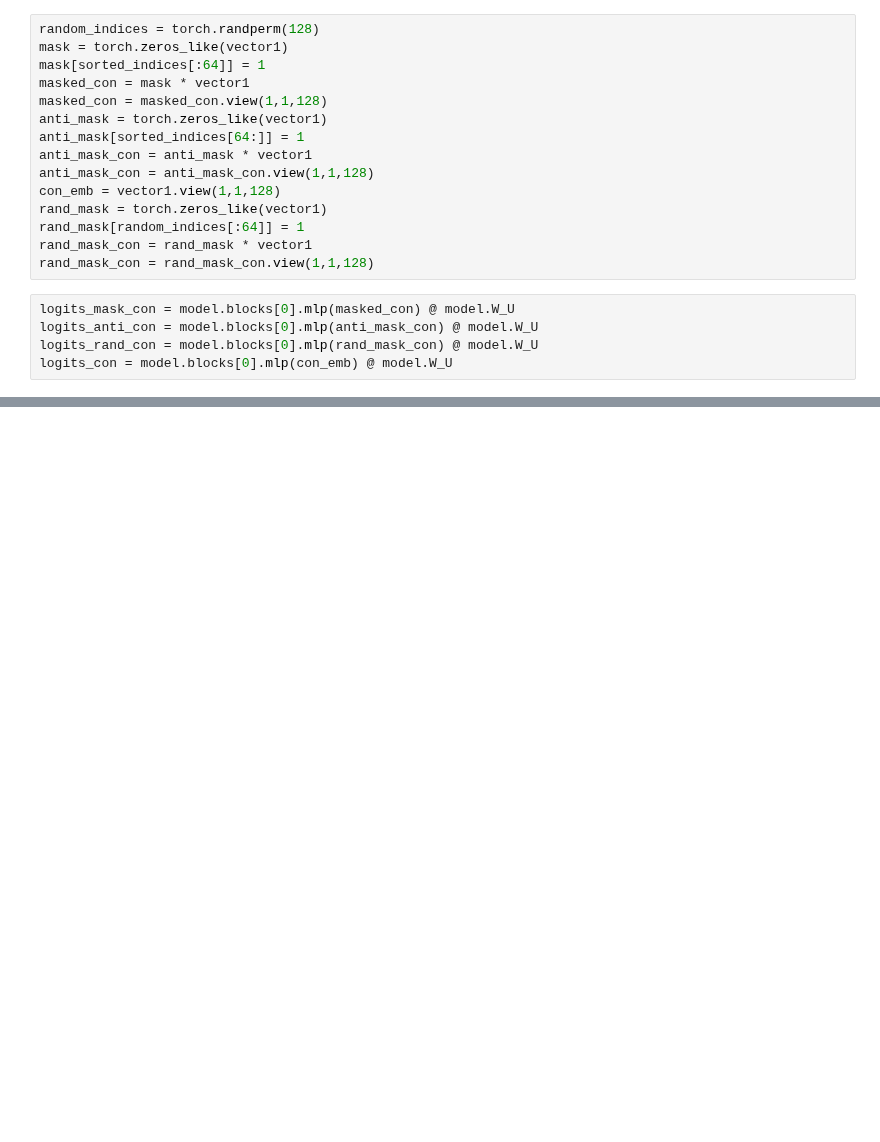
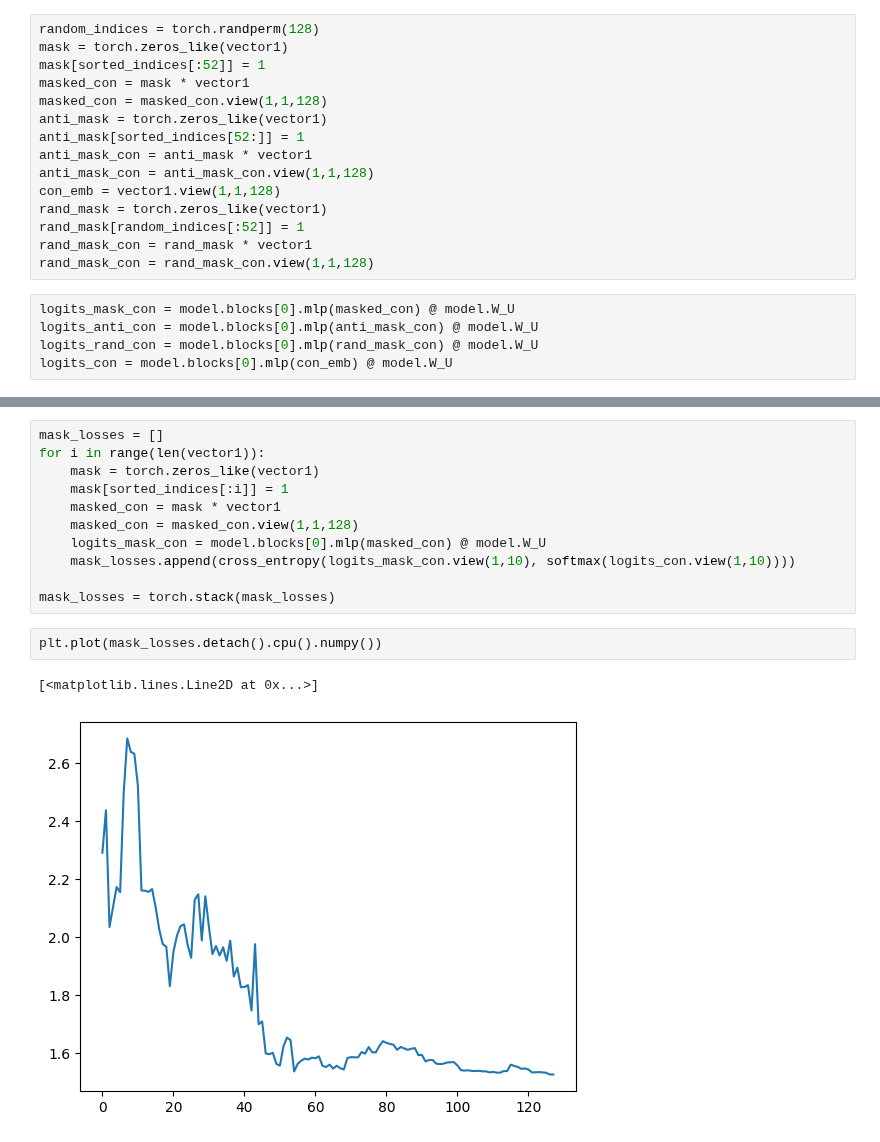
Before and after one commit to obayyub/Alphatoe, a Jupyter notebook: notebooks/230827_content_embedding_transforms.ipynb, the cells around one changed output, grey strips where cells are left out. Cells and saved outputs as stored; diff of their text form; blank space fills up the shorter version.

```diff
--- a/notebooks/230827_content_embedding_transforms.ipynb
+++ b/notebooks/230827_content_embedding_transforms.ipynb
@@ -126,16 +130,16 @@ plt.plot(sorted_contributions.detach().cpu().numpy())
 # %%
 random_indices = torch.randperm(128)
 mask = torch.zeros_like(vector1)
-mask[sorted_indices[:64]] = 1
+mask[sorted_indices[:52]] = 1
 masked_con = mask * vector1
 masked_con = masked_con.view(1,1,128)
 anti_mask = torch.zeros_like(vector1)
-anti_mask[sorted_indices[64:]] = 1
+anti_mask[sorted_indices[52:]] = 1
 anti_mask_con = anti_mask * vector1
 anti_mask_con = anti_mask_con.view(1,1,128)
 con_emb = vector1.view(1,1,128)
 rand_mask = torch.zeros_like(vector1)
-rand_mask[random_indices[:64]] = 1
+rand_mask[random_indices[:52]] = 1
 rand_mask_con = rand_mask * vector1
 rand_mask_con = rand_mask_con.view(1,1,128)
 # %%
@@ -174,0 +179,16 @@ plt.gcf().set_facecolor("white")
+# %%
+mask_losses = []
+for i in range(len(vector1)):
+    mask = torch.zeros_like(vector1)
+    mask[sorted_indices[:i]] = 1
+    masked_con = mask * vector1
+    masked_con = masked_con.view(1,1,128)
+    logits_mask_con = model.blocks[0].mlp(masked_con) @ model.W_U
+    mask_losses.append(cross_entropy(logits_mask_con.view(1,10), softmax(logits_con.view(1,10))))
+
+mask_losses = torch.stack(mask_losses)
+# %%
+plt.plot(mask_losses.detach().cpu().numpy())
+# %% [output]
+[<matplotlib.lines.Line2D at 0x...>]
+[figure, added]
```
Also changed, not shown: parts of 9 cells of this notebook.
